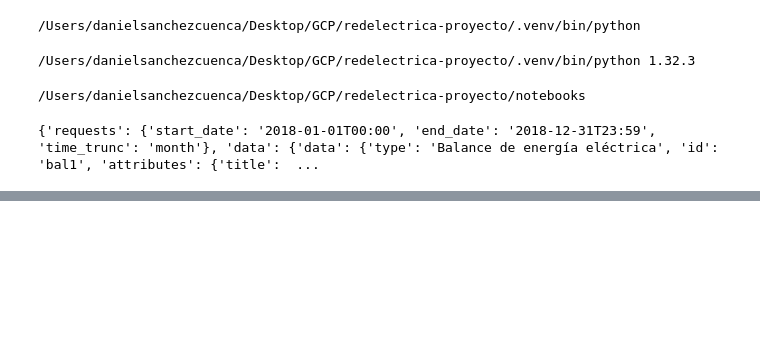
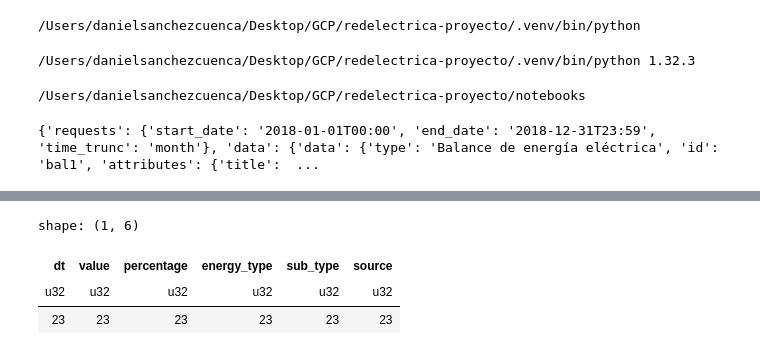
Before and after one commit to danielsanchezcuenca/redelectrica-proyecto, a Jupyter notebook: notebooks/balance.ipynb, the cells around one changed output, grey strips where cells are left out. Cells and saved outputs as stored; diff of their text form; code cells hidden in the pictures; blank space fills up the shorter version.

```diff
--- a/notebooks/balance.ipynb
+++ b/notebooks/balance.ipynb
@@ -31,0 +98,7 @@ print(json)
+# %%
+df.unique("sub_type").count()
+# %% [output]
+shape: (1, 6)
+| dt | value | percentage | energy_type | sub_type | source |
+| u32 | u32 | u32 | u32 | u32 | u32 |
+| 23 | 23 | 23 | 23 | 23 | 23 |
```
Also changed, not shown: parts of 10 cells of this notebook.
